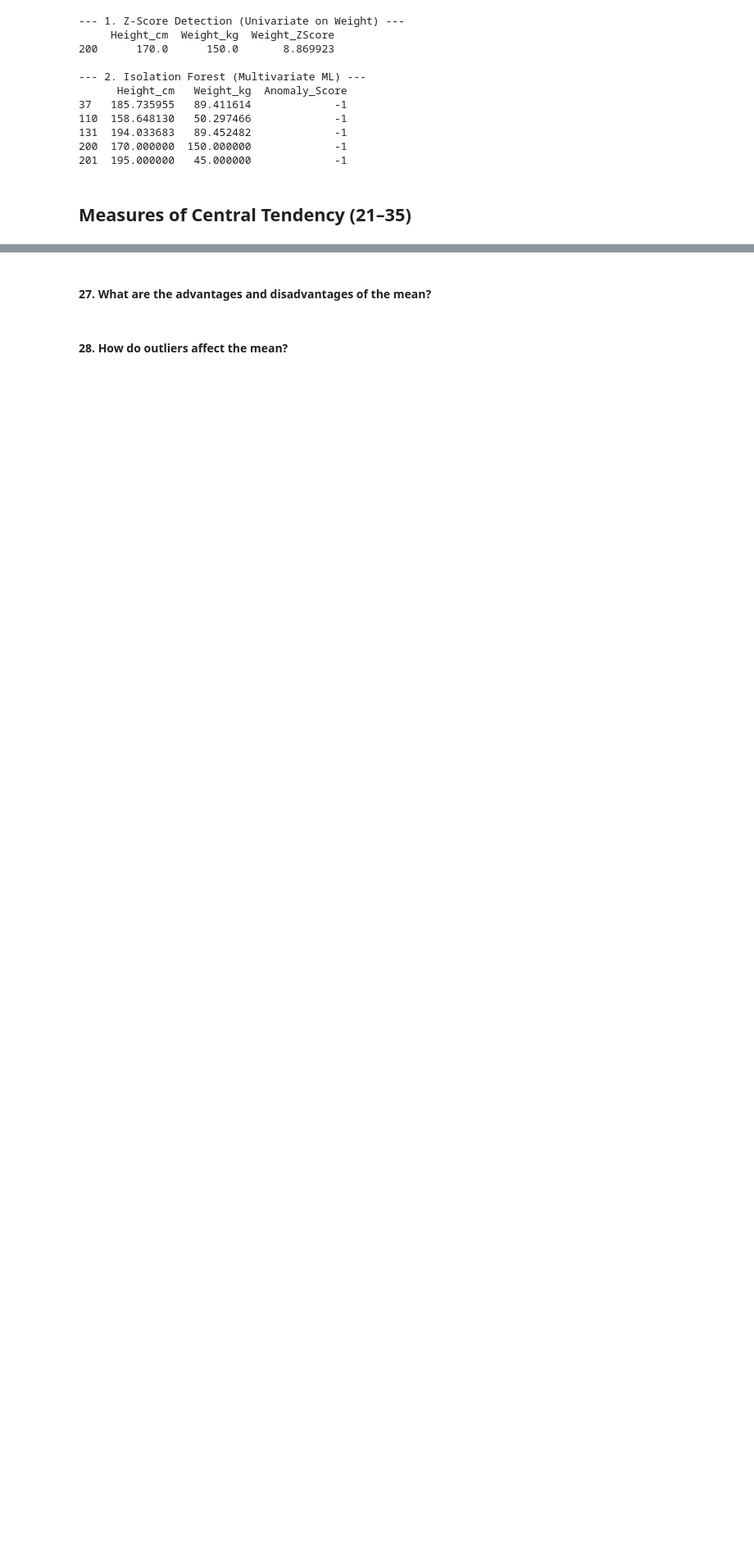
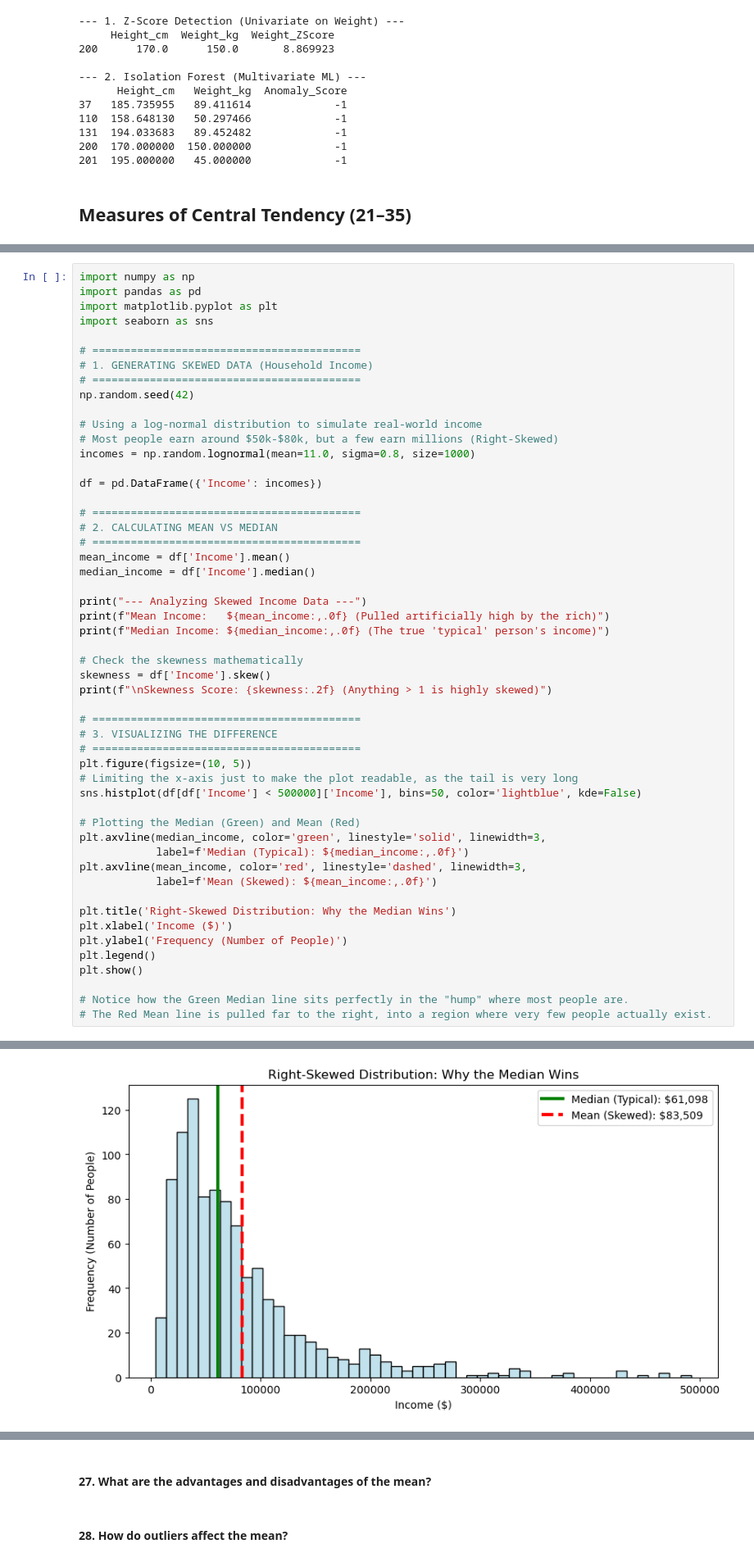
Before and after one commit to Sourish168/Interview_Preparation, a Jupyter notebook: Statistics_and_Probability/Statistics.ipynb, the cells around one changed output, grey strips where cells are left out. Shown at 82% size. Drawn from its saved outputs; the diff is of its cells as text; blank space fills up the shorter version.

```diff
--- a/Statistics_and_Probability/Statistics.ipynb
+++ b/Statistics_and_Probability/Statistics.ipynb
@@ -1489,0 +1782,53 @@ print(ml_outliers[['Height_cm', 'Weight_kg', 'Anomaly_Score']])
+# %%
+import numpy as np
+import pandas as pd
+import matplotlib.pyplot as plt
+import seaborn as sns
+
+# ==========================================
+# 1. GENERATING SKEWED DATA (Household Income)
+# ==========================================
+np.random.seed(42)
+
+# Using a log-normal distribution to simulate real-world income
+# Most people earn around $50k-$80k, but a few earn millions (Right-Skewed)
+incomes = np.random.lognormal(mean=11.0, sigma=0.8, size=1000)
+
+df = pd.DataFrame({'Income': incomes})
+
+# ==========================================
+# 2. CALCULATING MEAN VS MEDIAN
+# ==========================================
+mean_income = df['Income'].mean()
+median_income = df['Income'].median()
+
+print("--- Analyzing Skewed Income Data ---")
+print(f"Mean Income:   ${mean_income:,.0f} (Pulled artificially high by the rich)")
+print(f"Median Income: ${median_income:,.0f} (The true 'typical' person's income)")
+
+# Check the skewness mathematically
+skewness = df['Income'].skew()
+print(f"\nSkewness Score: {skewness:.2f} (Anything > 1 is highly skewed)")
+
+# ==========================================
+# 3. VISUALIZING THE DIFFERENCE
+# ==========================================
+plt.figure(figsize=(10, 5))
+# Limiting the x-axis just to make the plot readable, as the tail is very long
+sns.histplot(df[df['Income'] < 500000]['Income'], bins=50, color='lightblue', kde=False)
+
+# Plotting the Median (Green) and Mean (Red)
+plt.axvline(median_income, color='green', linestyle='solid', linewidth=3,
+            label=f'Median (Typical): ${median_income:,.0f}')
+plt.axvline(mean_income, color='red', linestyle='dashed', linewidth=3,
+            label=f'Mean (Skewed): ${mean_income:,.0f}')
+
+plt.title('Right-Skewed Distribution: Why the Median Wins')
+plt.xlabel('Income ($)')
+plt.ylabel('Frequency (Number of People)')
+plt.legend()
+plt.show()
+
+# Notice how the Green Median line sits perfectly in the "hump" where most people are.
+# The Red Mean line is pulled far to the right, into a region where very few people actually exist.
+# %% [output]
@@ -1489,0 +1840 @@ print(ml_outliers[['Height_cm', 'Weight_kg', 'Anomaly_Score']])
+[figure, added]
```
Also changed, not shown: parts of 18 cells of this notebook.
